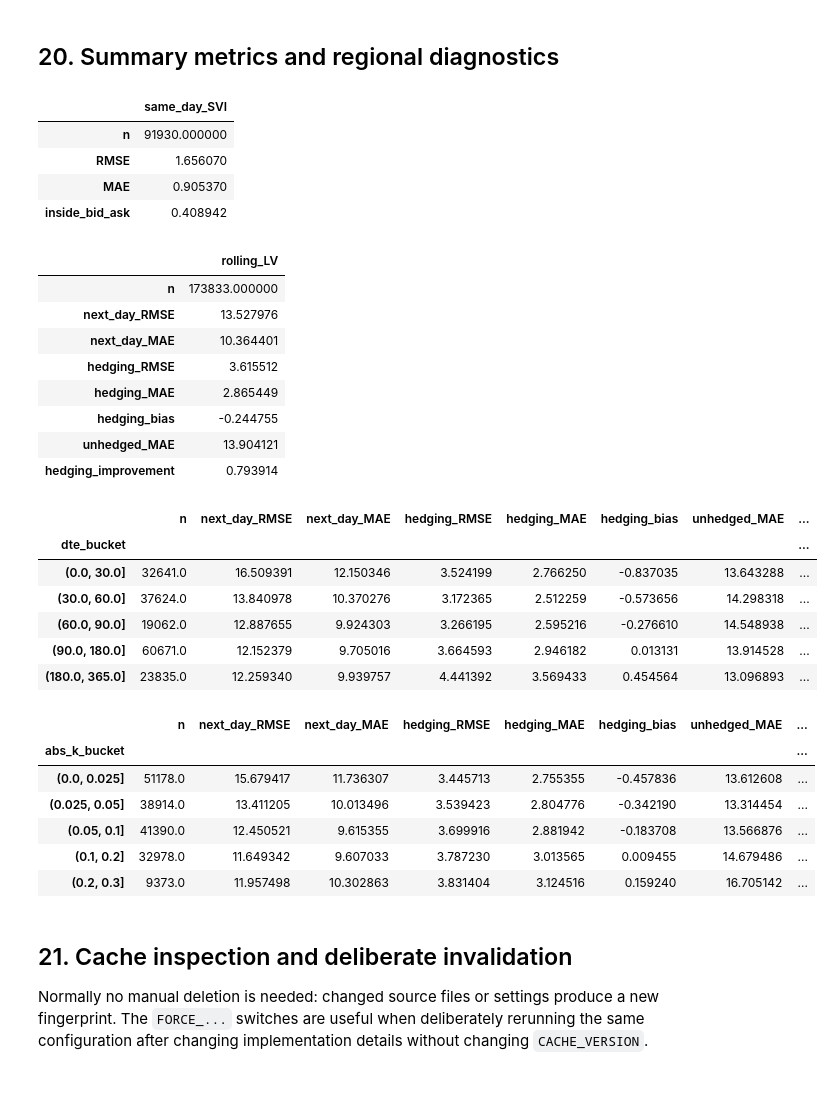
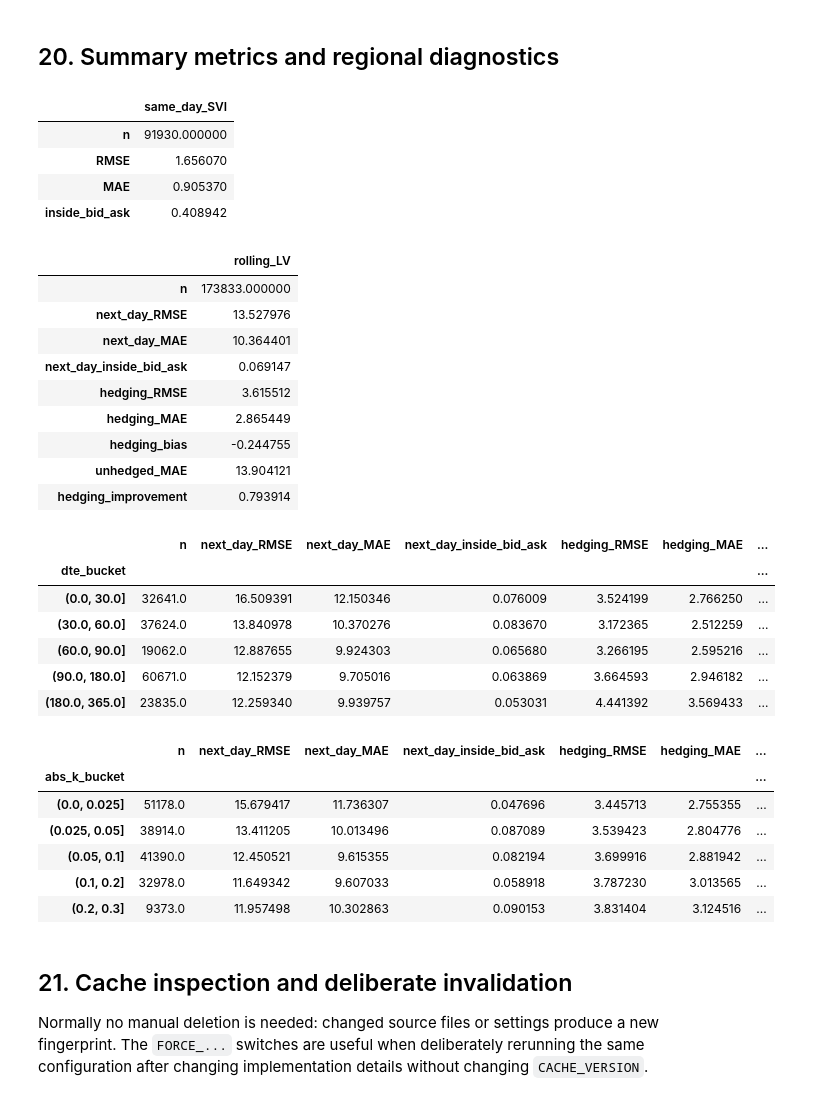
Before and after one commit to cxliuvictor/Exposition-to-NDEs, a Jupyter notebook: Codes/LV/03a_LV_Raw_SVI_Efficient_Cached_v1.ipynb, the cells around one changed output. Saved outputs shown, nothing was run; the diff lists cells and outputs as text; code cells hidden in the pictures.

Commit message:
added next_day_inside_bid_ask to LV

```diff
--- a/Codes/LV/03a_LV_Raw_SVI_Efficient_Cached_v1.ipynb
+++ b/Codes/LV/03a_LV_Raw_SVI_Efficient_Cached_v1.ipynb
@@ -1209,65 +1209,88 @@ def rolling_lv_backtest(max_transitions=None):
             cash_interest = cash0 * (1.0 / float(curve0.discount(0.0, dt)) - 1.0)
             hedge_error = g["mid_next"].to_numpy(float) - g["mid"].to_numpy(float) - delta0 * (g["S_next"].to_numpy(float) - g["S"].to_numpy(float)) - dividend_income - cash_interest
 
-            out = g[["date", "next_date", "optionid", "cp_flag", "K", "exdate", "am_settlement", "T", "k", "mid", "mid_next"]].copy()
-            out["model_price_t"] = price0; out["model_price_next"] = price1; out["delta_t"] = delta0
+            out = g[[
+                "date", "next_date", "optionid", "cp_flag", "K", "exdate",
+                "am_settlement", "T", "k", "mid", "mid_next",
+                "bid_next", "ask_next"
+            ]].copy()
+            out["model_price_t"] = price0; out["model_price_next"] = price1
+            out["delta_t"] = delta0
+
             out["next_day_pricing_error"] = price1 - out["mid_next"]
-            out["hedging_error"] = hedge_error; out["unhedged_change"] = out["mid_next"] - out["mid"]
+            out["next_day_inside_bid_ask"] = (
+                (out["model_price_next"] >= out["bid_next"])
+                & (out["model_price_next"] <= out["ask_next"])
+            )
+            out["hedging_error"] = hedge_error
+            out["unhedged_change"] = out["mid_next"] - out["mid"]
+
             outputs.append(out)
     return pd.concat(outputs, ignore_index=True) if outputs else pd.DataFrame()
 
 if RUN_ROLLING_BACKTEST:
     rolling_results = rolling_lv_backtest(MAX_ROLLING_TRANSITIONS)
+    rolling_results["next_day_inside_bid_ask"] = (
+    (rolling_results["model_price_next"] >= rolling_results["bid_next"])
+    & (rolling_results["model_price_next"] <= rolling_results["ask_next"])
+)
 else:
     rolling_results = pd.DataFrame(); print("Rolling backtest disabled. Set RUN_ROLLING_BACKTEST=True and rerun this cell.")
 # %% [markdown]
 ## 20. Summary metrics and regional diagnostics
 # %%
 def metric_summary(df):
-    if df.empty: return pd.Series(dtype=float)
-    hedge_mae = df["hedging_error"].abs().mean(); unhedged_mae = df["unhedged_change"].abs().mean()
+    if df.empty:
+        return pd.Series(dtype=float)
+
+    hedge_mae = df["hedging_error"].abs().mean()
+    unhedged_mae = df["unhedged_change"].abs().mean()
     return pd.Series({
-        "n": len(df), "next_day_RMSE": np.sqrt(np.mean(df["next_day_pricing_error"]**2)), "next_day_MAE": df["next_day_pricing_error"].abs().mean(),
-        "hedging_RMSE": np.sqrt(np.mean(df["hedging_error"]**2)), "hedging_MAE": hedge_mae, "hedging_bias": df["hedging_error"].mean(),
-        "unhedged_MAE": unhedged_mae, "hedging_improvement": 1.0 - hedge_mae / unhedged_mae,
+        "n": len(df), "next_day_RMSE": np.sqrt(np.mean(df["next_day_pricing_error"]**2)),
+        "next_day_MAE": df["next_day_pricing_error"].abs().mean(),
+        "next_day_inside_bid_ask": np.mean(df["next_day_inside_bid_ask"]),
+        "hedging_RMSE": np.sqrt(np.mean(df["hedging_error"]**2)), "hedging_MAE": hedge_mae,
+        "hedging_bias": df["hedging_error"].mean(), "unhedged_MAE": unhedged_mae,
+        "hedging_improvement": 1.0 - hedge_mae / unhedged_mae,
     })
 
 display(same_day_summary.to_frame("same_day_SVI"))
 if not rolling_results.empty:
     display(metric_summary(rolling_results).to_frame("rolling_LV"))
     rolling_results["dte_bucket"] = pd.cut(rolling_results["T"] * 365, [0, 30, 60, 90, 180, 365, np.inf])
     rolling_results["abs_k_bucket"] = pd.cut(rolling_results["k"].abs(), [0, 0.025, 0.05, 0.10, 0.20, 0.30, np.inf])
     display(rolling_results.groupby("dte_bucket", observed=True).apply(metric_summary))
     display(rolling_results.groupby("abs_k_bucket", observed=True).apply(metric_summary))
 # %% [output]
 |  | same_day_SVI |
 | n | 91930.000000 |
 | RMSE | 1.656070 |
 | MAE | 0.905370 |
 | inside_bid_ask | 0.408942 |
 |  | rolling_LV |
 | n | 173833.000000 |
 | next_day_RMSE | 13.527976 |
 | next_day_MAE | 10.364401 |
+| next_day_inside_bid_ask | 0.069147 |
 | hedging_RMSE | 3.615512 |
 | hedging_MAE | 2.865449 |
 | hedging_bias | -0.244755 |
 | unhedged_MAE | 13.904121 |
 | hedging_improvement | 0.793914 |
-|  | n | next_day_RMSE | next_day_MAE | hedging_RMSE | hedging_MAE | hedging_bias | unhedged_MAE | ... |
-| dte_bucket |  |  |  |  |  |  |  | ... |
-| (0.0, 30.0] | 32641.0 | 16.509391 | 12.150346 | 3.524199 | 2.766250 | -0.837035 | 13.643288 | ... |
-| (30.0, 60.0] | 37624.0 | 13.840978 | 10.370276 | 3.172365 | 2.512259 | -0.573656 | 14.298318 | ... |
-| (60.0, 90.0] | 19062.0 | 12.887655 | 9.924303 | 3.266195 | 2.595216 | -0.276610 | 14.548938 | ... |
-| (90.0, 180.0] | 60671.0 | 12.152379 | 9.705016 | 3.664593 | 2.946182 | 0.013131 | 13.914528 | ... |
-| (180.0, 365.0] | 23835.0 | 12.259340 | 9.939757 | 4.441392 | 3.569433 | 0.454564 | 13.096893 | ... |
+|  | n | next_day_RMSE | next_day_MAE | next_day_inside_bid_ask | hedging_RMSE | hedging_MAE | ... |
+| dte_bucket |  |  |  |  |  |  | ... |
+| (0.0, 30.0] | 32641.0 | 16.509391 | 12.150346 | 0.076009 | 3.524199 | 2.766250 | ... |
+| (30.0, 60.0] | 37624.0 | 13.840978 | 10.370276 | 0.083670 | 3.172365 | 2.512259 | ... |
+| (60.0, 90.0] | 19062.0 | 12.887655 | 9.924303 | 0.065680 | 3.266195 | 2.595216 | ... |
+| (90.0, 180.0] | 60671.0 | 12.152379 | 9.705016 | 0.063869 | 3.664593 | 2.946182 | ... |
+| (180.0, 365.0] | 23835.0 | 12.259340 | 9.939757 | 0.053031 | 4.441392 | 3.569433 | ... |
-|  | n | next_day_RMSE | next_day_MAE | hedging_RMSE | hedging_MAE | hedging_bias | unhedged_MAE | ... |
-| abs_k_bucket |  |  |  |  |  |  |  | ... |
-| (0.0, 0.025] | 51178.0 | 15.679417 | 11.736307 | 3.445713 | 2.755355 | -0.457836 | 13.612608 | ... |
-| (0.025, 0.05] | 38914.0 | 13.411205 | 10.013496 | 3.539423 | 2.804776 | -0.342190 | 13.314454 | ... |
-| (0.05, 0.1] | 41390.0 | 12.450521 | 9.615355 | 3.699916 | 2.881942 | -0.183708 | 13.566876 | ... |
-| (0.1, 0.2] | 32978.0 | 11.649342 | 9.607033 | 3.787230 | 3.013565 | 0.009455 | 14.679486 | ... |
-| (0.2, 0.3] | 9373.0 | 11.957498 | 10.302863 | 3.831404 | 3.124516 | 0.159240 | 16.705142 | ... |
+|  | n | next_day_RMSE | next_day_MAE | next_day_inside_bid_ask | hedging_RMSE | hedging_MAE | ... |
+| abs_k_bucket |  |  |  |  |  |  | ... |
+| (0.0, 0.025] | 51178.0 | 15.679417 | 11.736307 | 0.047696 | 3.445713 | 2.755355 | ... |
+| (0.025, 0.05] | 38914.0 | 13.411205 | 10.013496 | 0.087089 | 3.539423 | 2.804776 | ... |
+| (0.05, 0.1] | 41390.0 | 12.450521 | 9.615355 | 0.082194 | 3.699916 | 2.881942 | ... |
+| (0.1, 0.2] | 32978.0 | 11.649342 | 9.607033 | 0.058918 | 3.787230 | 3.013565 | ... |
+| (0.2, 0.3] | 9373.0 | 11.957498 | 10.302863 | 0.090153 | 3.831404 | 3.124516 | ... |
 # %% [markdown]
 ## 21. Cache inspection and deliberate invalidation
 
```
Also changed, not shown: parts of 1 cell of this notebook, 2 other files.
